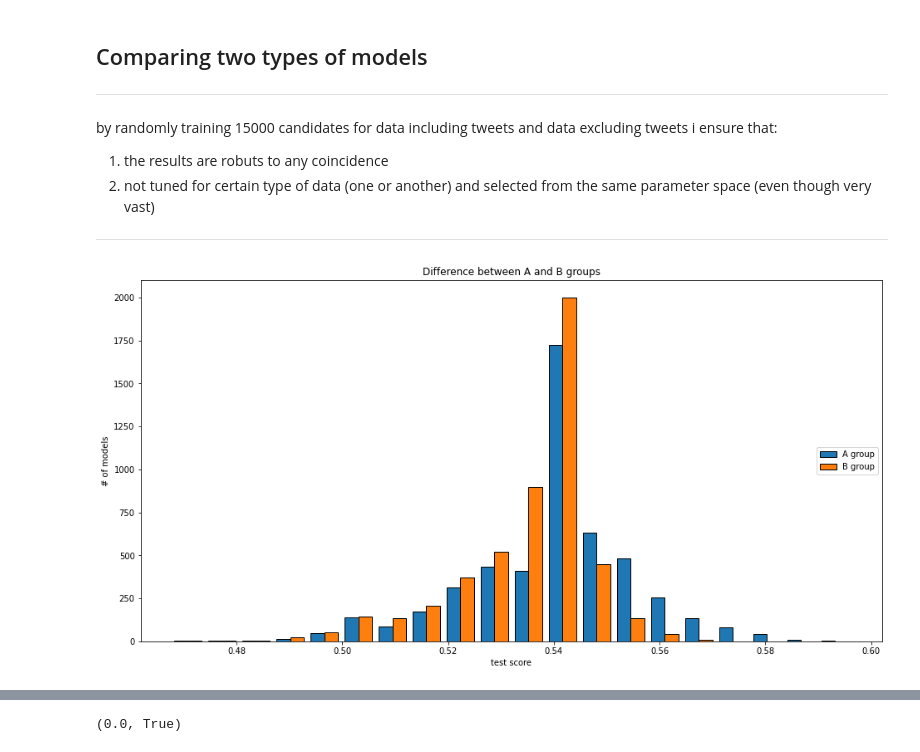
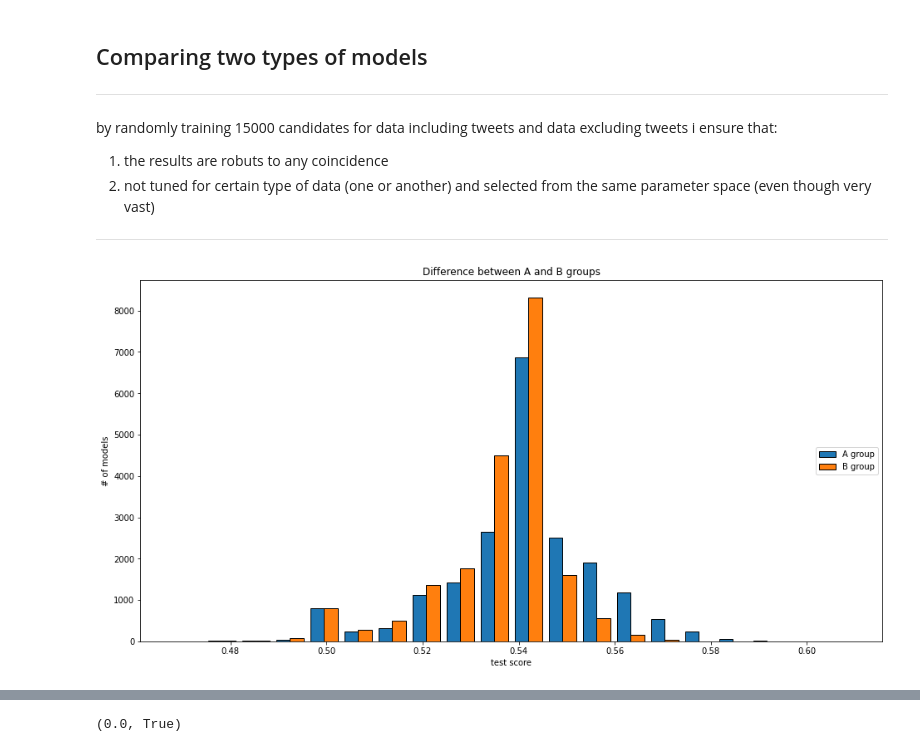
Before and after one commit to Mierva/ElonsCryptoEffect, a Jupyter notebook: presentation.ipynb, the cells around one changed output, grey strips where cells are left out. Drawn from its saved outputs; the diff is of its cells as text; code cells hidden in the pictures.

```diff
--- a/presentation.ipynb
+++ b/presentation.ipynb
@@ -406,14 +32,0 @@ balanced_accuracy_score(data['target'].iloc[-90:], best_model.predict(data[predi
-# %%
-B = A.copy()
-# B = B[~B['feature'].str.contains('T_')]
-B = B[B['importance']>=0.01].sort_values(by='importance', ascending=False)
-
-fig, ax = plt.subplots()
-fig.set_figwidth(12)
-fig.set_figheight(16)
-ax.barh(B['feature'], B['importance'], edgecolor='black')
-ax.invert_yaxis()
-ax.margins(0,0)
-
-print(sum(B['importance']))
-plt.show()
@@ -515,29 +78,36 @@ predictors = no_tweet_data.columns[no_tweet_data.columns!='target']
 # %%
 def plot_groups(tuner_A, tuner_B, bins=10):
     scores_A = tuner_A['mean_test_score'].copy()
     scores_B = tuner_B['mean_test_score'].copy()
 
-    fig, ax1= plt.subplots()
+    fig, ax1 = plt.subplots()
     fig.set_figwidth(16)
     fig.set_figheight(8)
 
     n,b,_ = ax1.hist([scores_A, scores_B],
                     ec='k',
                     label=['A group','B group'],
                     bins=bins,
                     range=(np.min([scores_A, scores_B])-0.001,
                            np.max([scores_A, scores_B])+0.001))
     ax1.legend(loc='right')
     ax1.set(title='Difference between A and B groups', xlabel='test score', ylabel='# of models')
 
     return n,b
 
 
-A_group = pd.read_csv('Models/Tuned_in_csv/with_tweets_models.csv', index_col=0)
-B_group = pd.read_csv('Models/Tuned_in_csv/without_tweets_models.csv', index_col=0)
+A_group = pd.concat([pd.read_csv('Models/Tuned_in_csv/with_tweets_models (1).csv', index_col=0),
+                     pd.read_csv('Models/Tuned_in_csv/with_tweets_models.csv', index_col=0)])
+
+B_group = pd.concat([pd.read_csv('Models/Tuned_in_csv/without_tweets_models (1).csv', index_col=0),
+                     pd.read_csv('Models/Tuned_in_csv/without_tweets_models.csv', index_col=0)])
+
+df = pd.concat([A_group['mean_test_score'], B_group['mean_test_score']], axis=1, verify_integrity=True)
+df.columns = ['with_tweets_scores','without_tweets_scores']
+
 n,bins  = plot_groups(A_group, B_group, 20)
 # %% [output]
-[figure, old version]
+[figure, new version]
 # %%
 from dash import Dash, dcc, html
 from dash.dependencies import Output, Input
```
Also changed, not shown: parts of 45 cells of this notebook, 2 other files.
